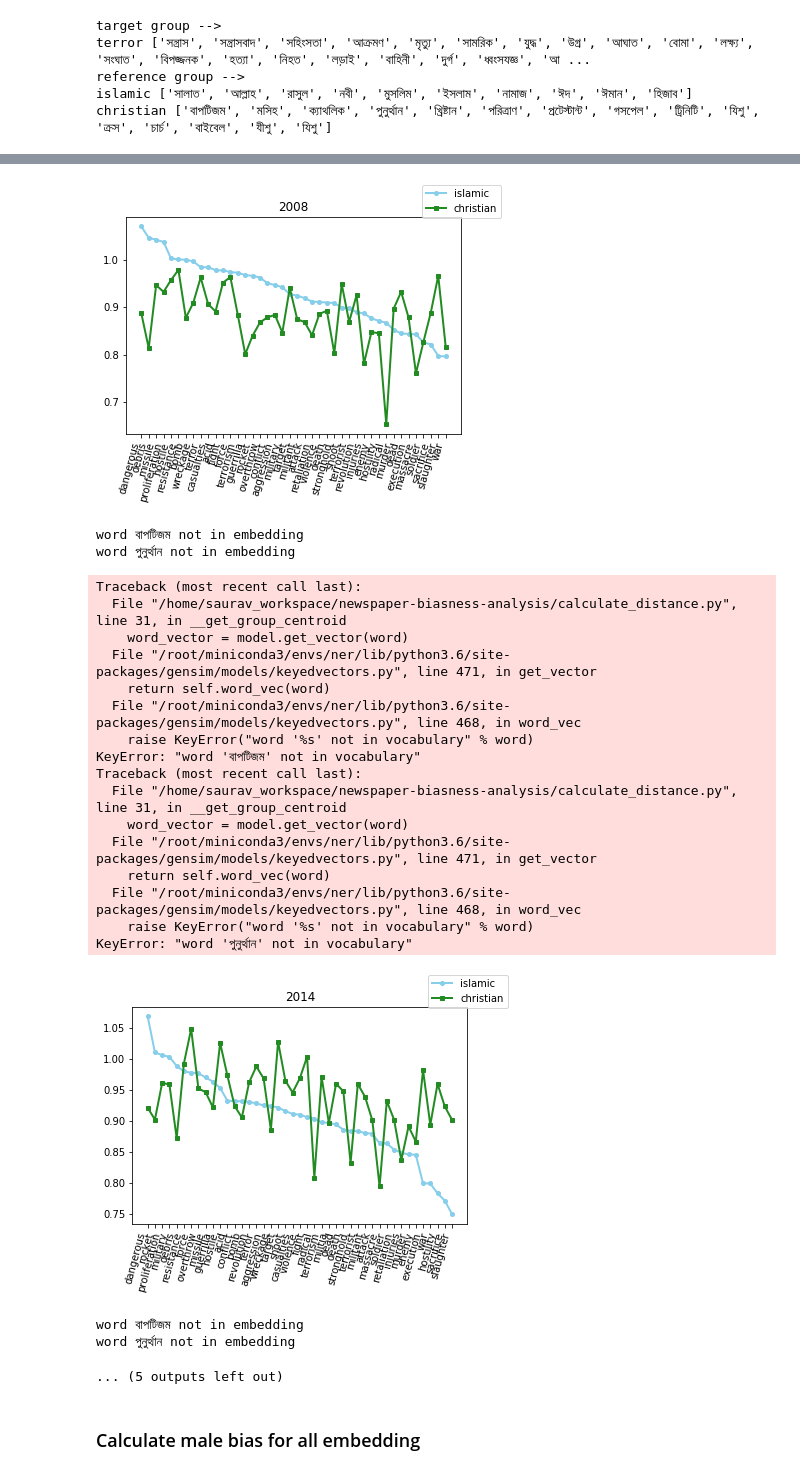
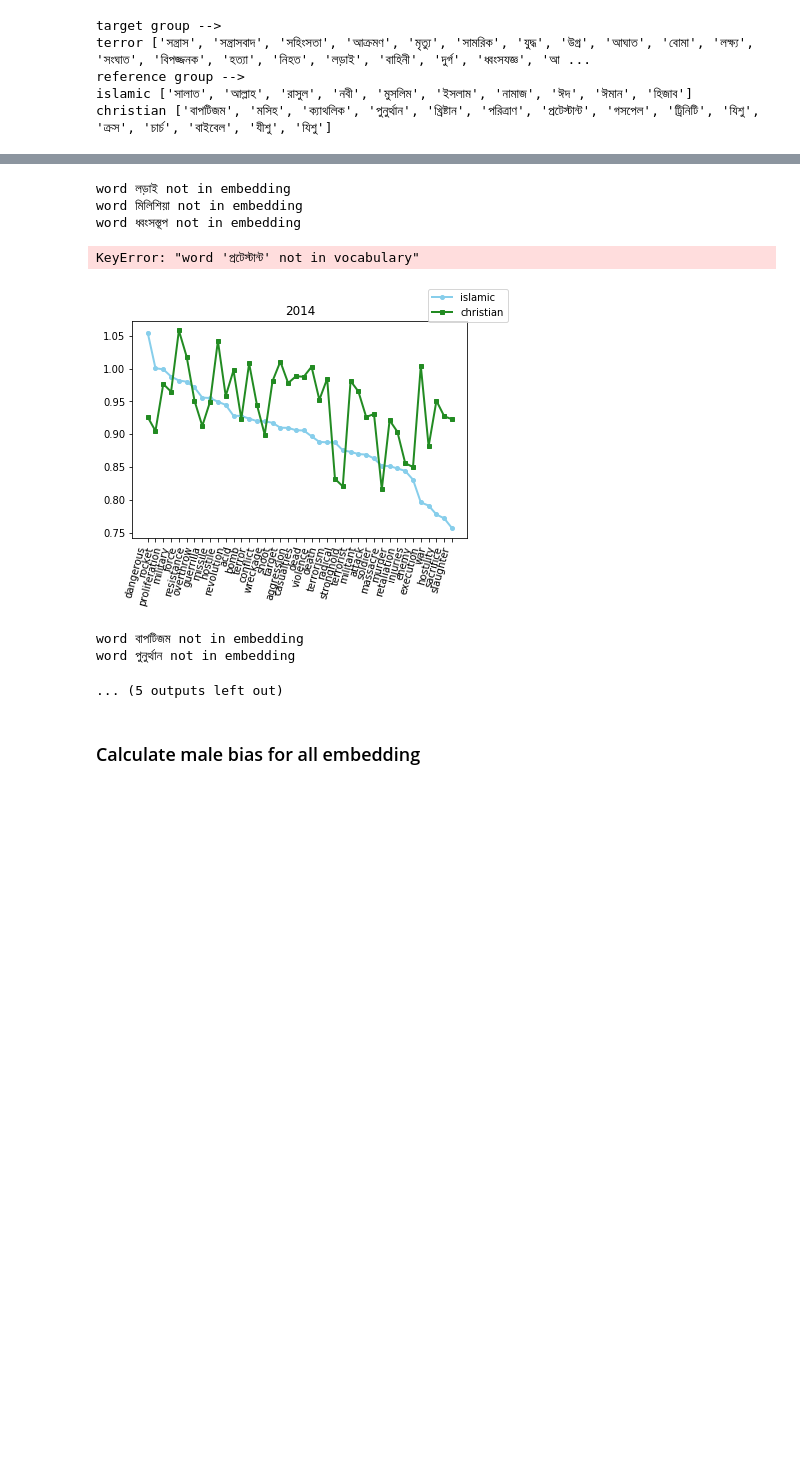
Before and after one commit to facevoid/newspaper-biasness-analysis, a Jupyter notebook: terror_association_with_religion_year-wise.ipynb, the cells around one changed output, grey strips where cells are left out. Saved outputs shown, nothing was run; the diff lists cells and outputs as text; code cells hidden in the pictures; blank space fills up the shorter version.

Commit message:
year wise changed to year-wise aligned for progressive and terror target group

```diff
--- a/terror_association_with_religion_year-wise.ipynb
+++ b/terror_association_with_religion_year-wise.ipynb
@@ -43,7 +43,7 @@ calculate_association_distance.set_target_word_groups(target_word_groups=target_
 calculate_association_distance.set_reference_word_groups(reference_word_groups=reference_groups, reference_group_labels=reference_group_labels)
 # %%
 association_dict = {}
-model_dir = '../newspaper_embedding/models/year-wise/txt/'
+model_dir = '../newspaper_embedding/models/year-wise-aligned/txt/'
 filenames = glob.glob(model_dir + '*txt')
 for filename in filenames:
     newspaper_name = filename.split('/')[-1].split('_')[0]
@@ -112,23 +137,8 @@ KeyError: "word 'পুনুর্ত্থান' not in vocabulary"
-[figure, old version]
-word বাপটিজম not in embedding
-word পুনুর্ত্থান not in embedding
+word লড়াই not in embedding
+word মিলিশিয়া not in embedding
+word ধ্বংসস্তূপ not in embedding
-Traceback (most recent call last):
-  File "/home/saurav_workspace/newspaper-biasness-analysis/calculate_distance.py", line 31, in __get_group_centroid
-    word_vector = model.get_vector(word)
-  File "/root/miniconda3/envs/ner/lib/python3.6/site-packages/gensim/models/keyedvectors.py", line 471, in get_vector
-    return self.word_vec(word)
-  File "/root/miniconda3/envs/ner/lib/python3.6/site-packages/gensim/models/keyedvectors.py", line 468, in word_vec
-    raise KeyError("word '%s' not in vocabulary" % word)
-KeyError: "word 'বাপটিজম' not in vocabulary"
-Traceback (most recent call last):
-  File "/home/saurav_workspace/newspaper-biasness-analysis/calculate_distance.py", line 31, in __get_group_centroid
-    word_vector = model.get_vector(word)
-  File "/root/miniconda3/envs/ner/lib/python3.6/site-packages/gensim/models/keyedvectors.py", line 471, in get_vector
-    return self.word_vec(word)
-  File "/root/miniconda3/envs/ner/lib/python3.6/site-packages/gensim/models/keyedvectors.py", line 468, in word_vec
-    raise KeyError("word '%s' not in vocabulary" % word)
-KeyError: "word 'পুনুর্ত্থান' not in vocabulary"
+KeyError: "word 'প্রটেস্টান্ট' not in vocabulary"
-[figure, old version]
+[figure, new version]
 word বাপটিজম not in embedding
 word পুনুর্ত্থান not in embedding
 ... (5 outputs left out)
```
Also changed, not shown: parts of 5 cells of this notebook.
